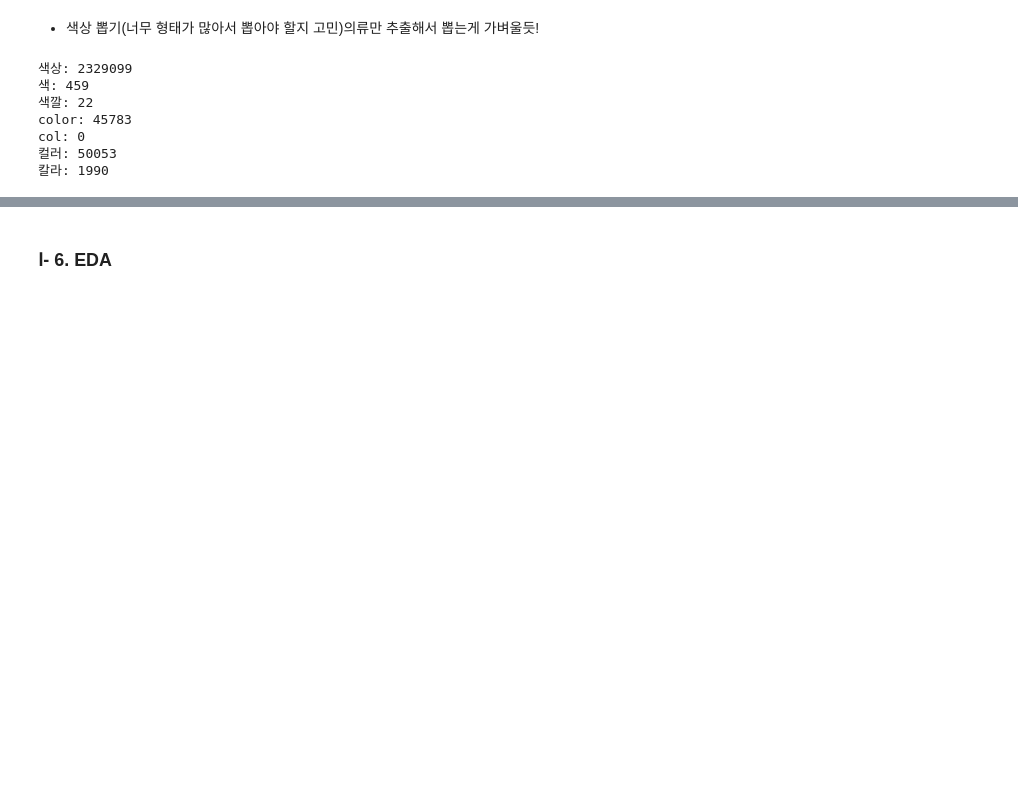
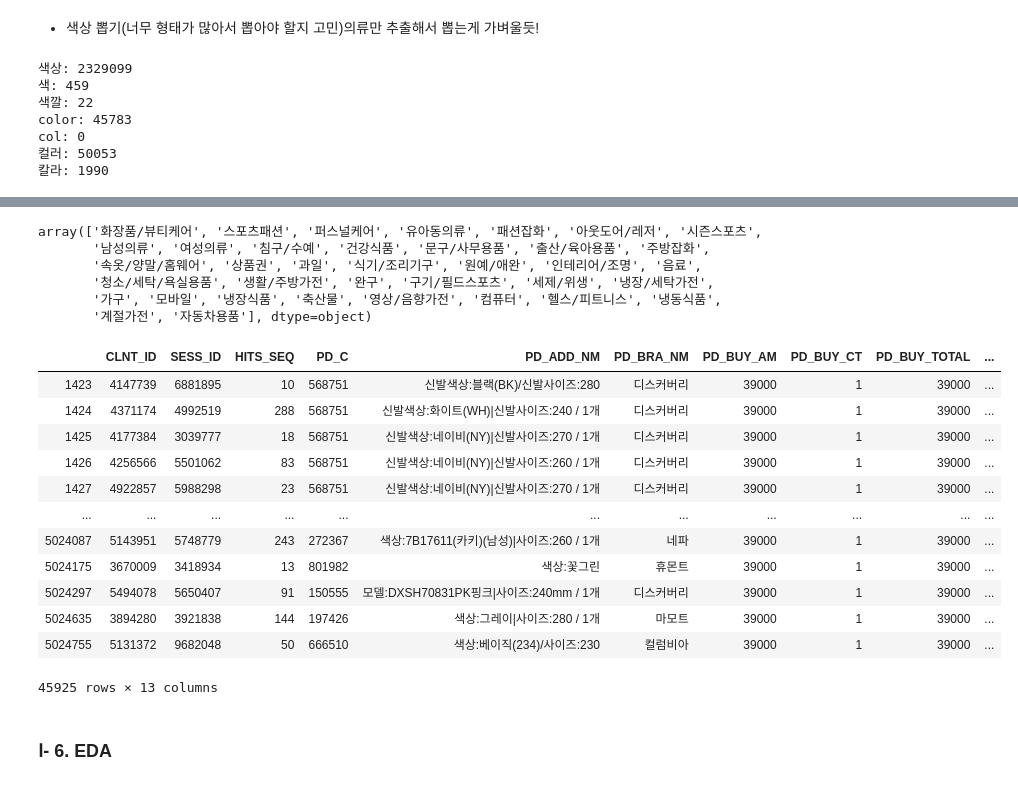
Before and after one commit to meucham11/Python3, a Jupyter notebook: Project/lpoint/lpoint.ipynb, the cells around one changed output, grey strips where cells are left out. Drawn from its saved outputs; the diff is of its cells as text; code cells hidden in the pictures; blank space fills up the shorter version.

```diff
--- a/Project/lpoint/lpoint.ipynb
+++ b/Project/lpoint/lpoint.ipynb
@@ -326,2 +320,2 @@ def wcolor(strdata):
 # %%
-product['PD_COLOR']=product['PD_ADD_NM'].apply(wcolor)
+'''product['PD_COLOR']=product['PD_ADD_NM'].apply(wcolor)'''
@@ -380,2 +324,2 @@ product.head(50)
 # %%
-product_master=pd.merge(product,master,on='PD_C',how='left')
+product_master=pd.merge(product, master, on='PD_C')
@@ -397,0 +326,25 @@ product_master
+# %%
+product_master['CLAC1_NM'].unique()  # 가전 ,의류, 식품 다양한 분야이므로 전체 데이털르 한번에 처리하는 것은 의미가 없다고 생각
+# %% [output]
+array(['화장품/뷰티케어', '스포츠패션', '퍼스널케어', '유아동의류', '패션잡화', '아웃도어/레저', '시즌스포츠',
+       '남성의류', '여성의류', '침구/수예', '건강식품', '문구/사무용품', '출산/육아용품', '주방잡화',
+       '속옷/양말/홈웨어', '상품권', '과일', '식기/조리기구', '원예/애완', '인테리어/조명', '음료',
+       '청소/세탁/욕실용품', '생활/주방가전', '완구', '구기/필드스포츠', '세제/위생', '냉장/세탁가전',
+       '가구', '모바일', '냉장식품', '축산물', '영상/음향가전', '컴퓨터', '헬스/피트니스', '냉동식품',
+       '계절가전', '자동차용품'], dtype=object)
+# %%
+product_master[product_master['CLAC1_NM']=='아웃도어/레저']
+# %% [output]
+|  | CLNT_ID | SESS_ID | HITS_SEQ | PD_C | PD_ADD_NM | PD_BRA_NM | PD_BUY_AM | PD_BUY_CT | PD_BUY_TOTAL | ... |
+| 1423 | 4147739 | 6881895 | 10 | 568751 | 신발색상:블랙(BK)/신발사이즈:280 | 디스커버리 | 39000 | 1 | 39000 | ... |
+| 1424 | 4371174 | 4992519 | 288 | 568751 | 신발색상:화이트(WH)|신발사이즈:240 / 1개 | 디스커버리 | 39000 | 1 | 39000 | ... |
+| 1425 | 4177384 | 3039777 | 18 | 568751 | 신발색상:네이비(NY)|신발사이즈:270 / 1개 | 디스커버리 | 39000 | 1 | 39000 | ... |
+| 1426 | 4256566 | 5501062 | 83 | 568751 | 신발색상:네이비(NY)|신발사이즈:260 / 1개 | 디스커버리 | 39000 | 1 | 39000 | ... |
+| 1427 | 4922857 | 5988298 | 23 | 568751 | 신발색상:네이비(NY)|신발사이즈:270 / 1개 | 디스커버리 | 39000 | 1 | 39000 | ... |
+| ... | ... | ... | ... | ... | ... | ... | ... | ... | ... | ... |
+| 5024087 | 5143951 | 5748779 | 243 | 272367 | 색상:7B17611(카키)(남성)|사이즈:260 / 1개 | 네파 | 39000 | 1 | 39000 | ... |
+| 5024175 | 3670009 | 3418934 | 13 | 801982 | 색상:꽃그린 | 휴몬트 | 39000 | 1 | 39000 | ... |
+| 5024297 | 5494078 | 5650407 | 91 | 150555 | 모델:DXSH70831PK핑크|사이즈:240mm / 1개 | 디스커버리 | 39000 | 1 | 39000 | ... |
+| 5024635 | 3894280 | 3921838 | 144 | 197426 | 색상:그레이|사이즈:280 / 1개 | 마모트 | 39000 | 1 | 39000 | ... |
+| 5024755 | 5131372 | 9682048 | 50 | 666510 | 색상:베이직(234)/사이즈:230 | 컬럼비아 | 39000 | 1 | 39000 | ... |
+45925 rows × 13 columns
```
Also changed, not shown: parts of 36 cells of this notebook.
